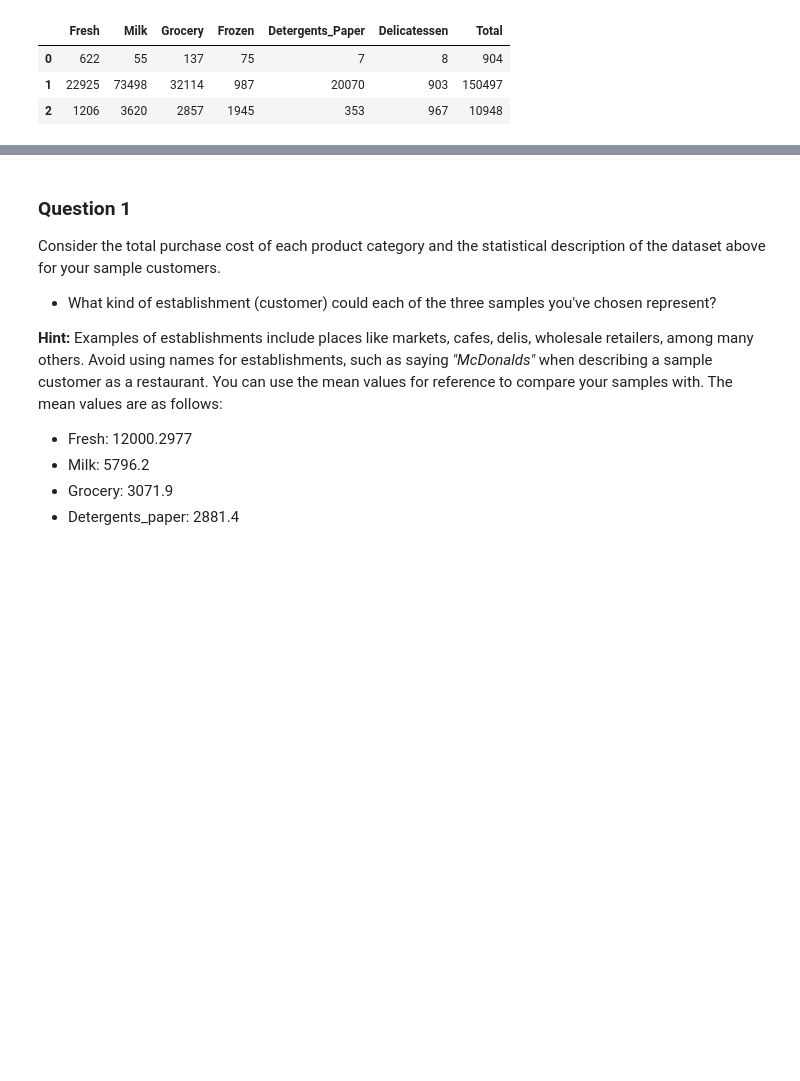
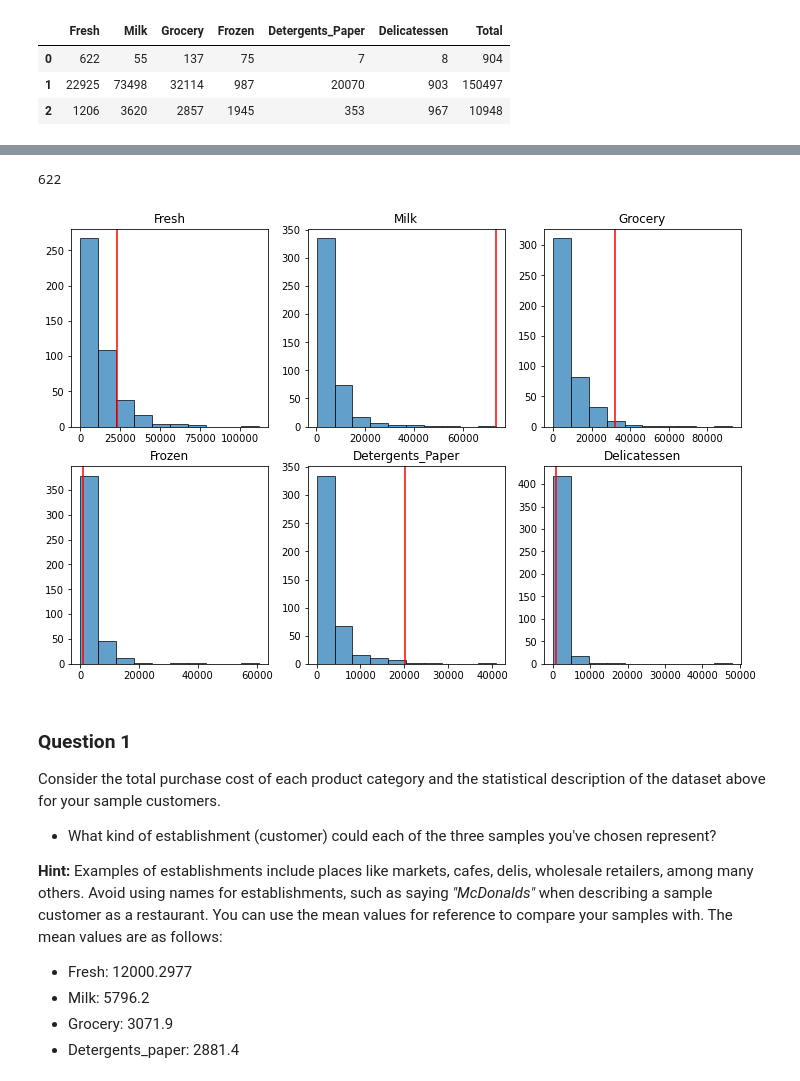
Before and after one commit to itosi/Creating_Customer_Segments, a Jupyter notebook: customer_segments.ipynb, the cells around one changed output, grey strips where cells are left out. Drawn from its saved outputs; the diff is of its cells as text; code cells hidden in the pictures; blank space fills up the shorter version.

```diff
--- a/customer_segments.ipynb
+++ b/customer_segments.ipynb
@@ -146,3 +167,22 @@ display(samples)
+# %%
+samples.iloc[0,0]
+# %% [output]
+622
+# %%
+# fig, axes = plt.subplots(2, 3, figsize=(12, 6))  # 2 rows, 3 columns
+# for i in range(2):
+#     for j in range(3):
+#         ax = axes[i, j]
+#         ax.hist(data=data[data.columns.tolist()[i+j]], bins=12)
+fig, axes = plt.subplots(2, 3, figsize=(12, 8))
+
+for i, ax in enumerate(axes.ravel()):
+    col_name = data.columns[i]
+    ax.hist(data[col_name], bins=10, edgecolor='black', alpha=0.7)
+    ax.axvline(x=samples.iloc[1,i], color='red')
+    ax.set_title(col_name)
+# %% [output]
+[figure, added]
 # %% [markdown]
 ### Question 1
 Consider the total purchase cost of each product category and the statistical description of the dataset above for your sample customers.
```
Also changed, not shown: parts of 6 cells of this notebook.
